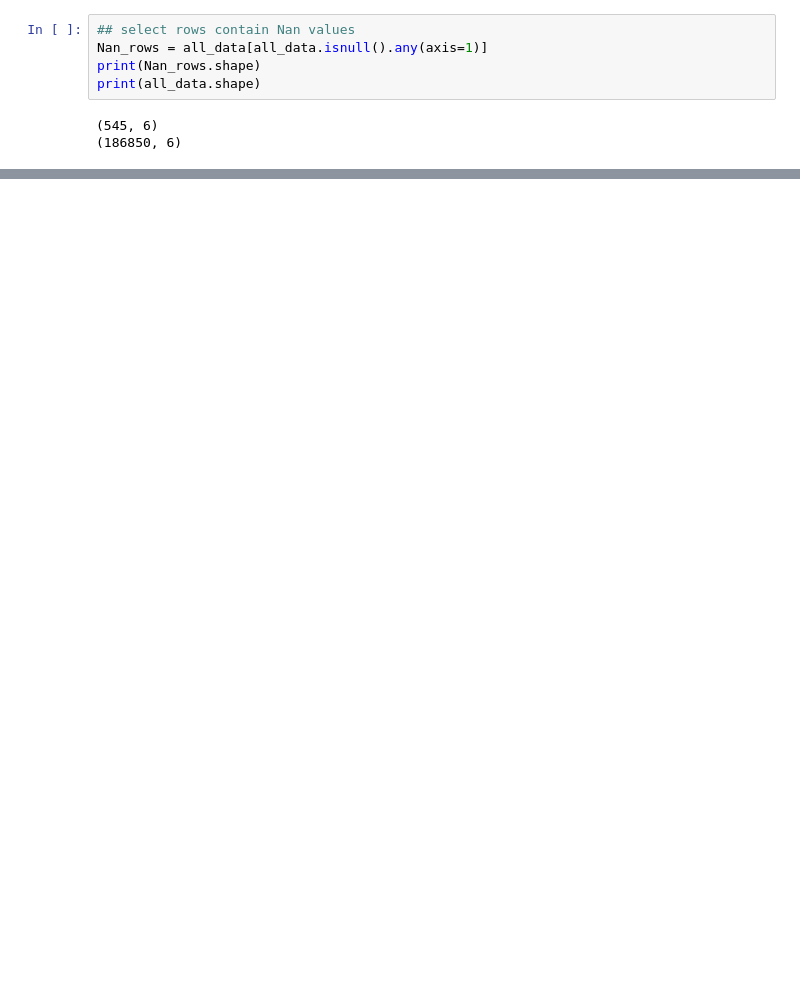
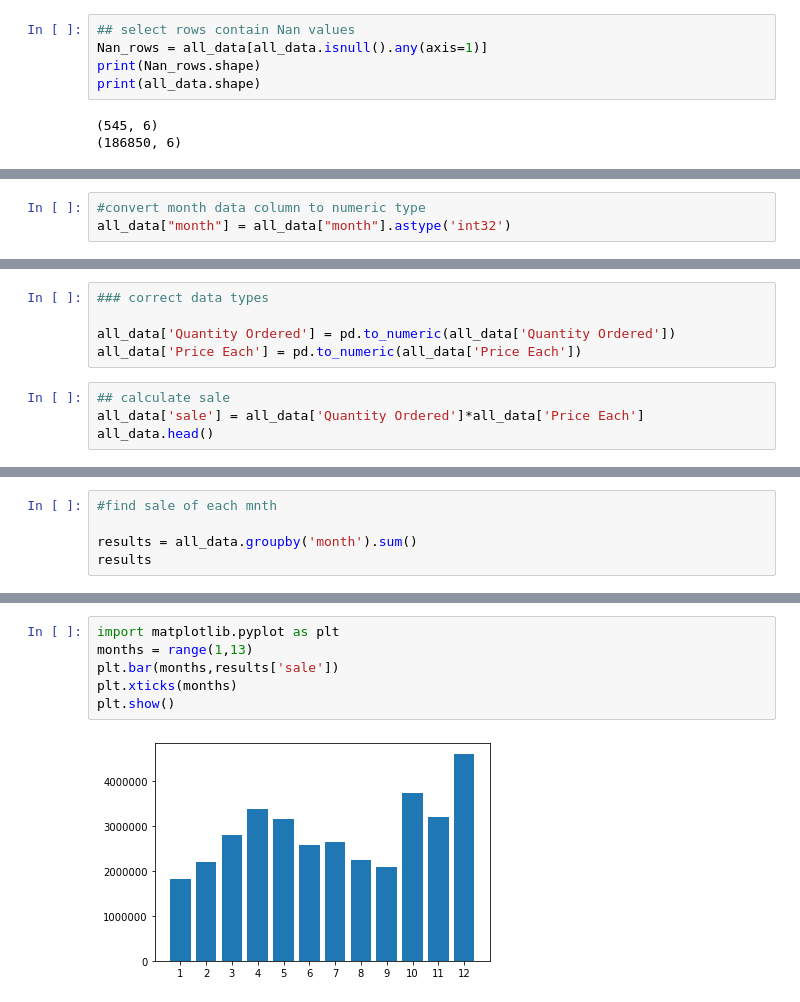
Before and after one commit to gayaniindunil/Data-Analysis-with-Python, a Jupyter notebook: sales_data_analysis.ipynb, the cells around one changed output, grey strips where cells are left out. Saved outputs shown, nothing was run; the diff lists cells and outputs as text; blank space fills up the shorter version.

```diff
--- a/sales_data_analysis.ipynb
+++ b/sales_data_analysis.ipynb
@@ -48,0 +114,3 @@ print(all_data.shape)
+# %%
+#convert month data column to numeric type
+all_data["month"] = all_data["month"].astype('int32')
@@ -48,0 +119,9 @@ print(all_data.shape)
+# %%
+### correct data types
+
+all_data['Quantity Ordered'] = pd.to_numeric(all_data['Quantity Ordered'])
+all_data['Price Each'] = pd.to_numeric(all_data['Price Each'])
+# %%
+## calculate sale
+all_data['sale'] = all_data['Quantity Ordered']*all_data['Price Each']
+all_data.head()
@@ -48,0 +135,5 @@ print(all_data.shape)
+# %%
+#find sale of each mnth
+
+results = all_data.groupby('month').sum()
+results
@@ -48,0 +155,8 @@ print(all_data.shape)
+# %%
+import matplotlib.pyplot as plt
+months = range(1,13)
+plt.bar(months,results['sale'])
+plt.xticks(months)
+plt.show()
+# %% [output]
+[figure, added]
```
Also changed, not shown: parts of 28 cells of this notebook, 12 other files.
